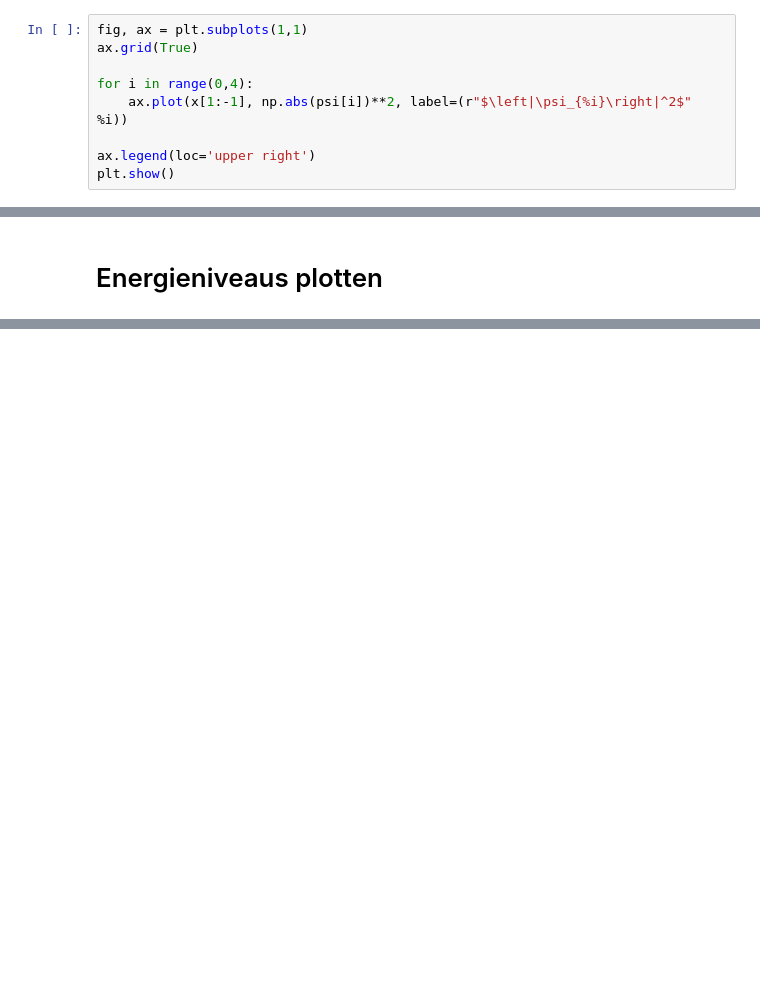
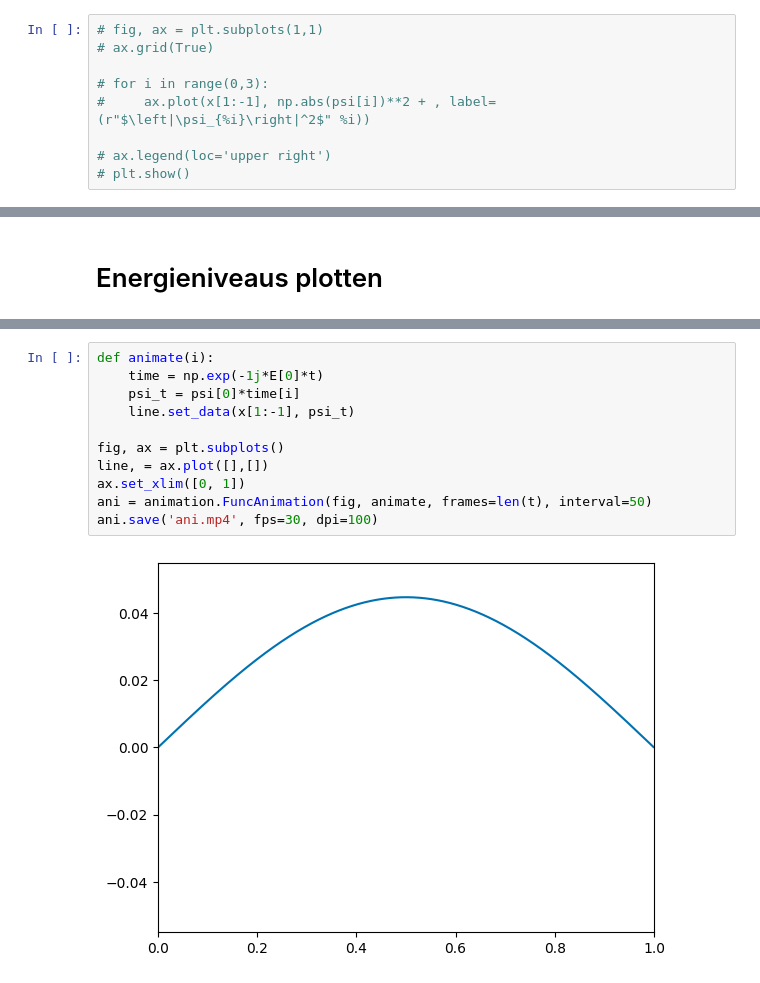
Before and after one commit to R4vante/School, a Jupyter notebook: ASIA/Leroy-1D-Schroedinger.ipynb, the cells around one changed output, grey strips where cells are left out. Cells and saved outputs as stored; diff of their text form; blank space fills up the shorter version.

```diff
--- a/ASIA/Leroy-1D-Schroedinger.ipynb
+++ b/ASIA/Leroy-1D-Schroedinger.ipynb
@@ -132,11 +144,11 @@ plt.show()
 # %% [markdown]
 # Eerste vier waarschijnlijkheden
 # %%
-fig, ax = plt.subplots(1,1)
-ax.grid(True)
+# fig, ax = plt.subplots(1,1)
+# ax.grid(True)
 
-for i in range(0,4):
-    ax.plot(x[1:-1], np.abs(psi[i])**2, label=(r"$\left|\psi_{%i}\right|^2$" %i))
+# for i in range(0,3):
+#     ax.plot(x[1:-1], np.abs(psi[i])**2 + , label=(r"$\left|\psi_{%i}\right|^2$" %i))
 
-ax.legend(loc='upper right')
-plt.show()
+# ax.legend(loc='upper right')
+# plt.show()
@@ -155,0 +186,13 @@ Text(0.5, 0, '$n$')
+# %%
+def animate(i):
+    time = np.exp(-1j*E[0]*t)
+    psi_t = psi[0]*time[i]
+    line.set_data(x[1:-1], psi_t)
+
+fig, ax = plt.subplots()
+line, = ax.plot([],[])
+ax.set_xlim([0, 1])
+ani = animation.FuncAnimation(fig, animate, frames=len(t), interval=50)
+ani.save('ani.mp4', fps=30, dpi=100)
+# %% [output]
+[figure, added]
```
Also changed, not shown: parts of 14 cells of this notebook, 3 other files.
